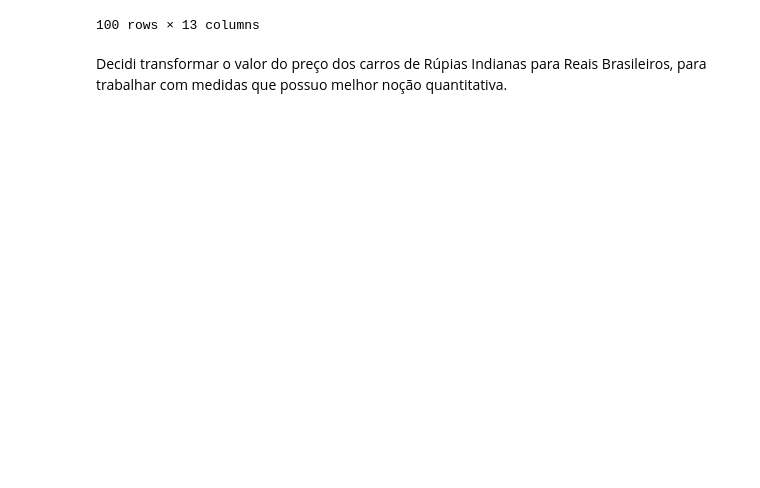
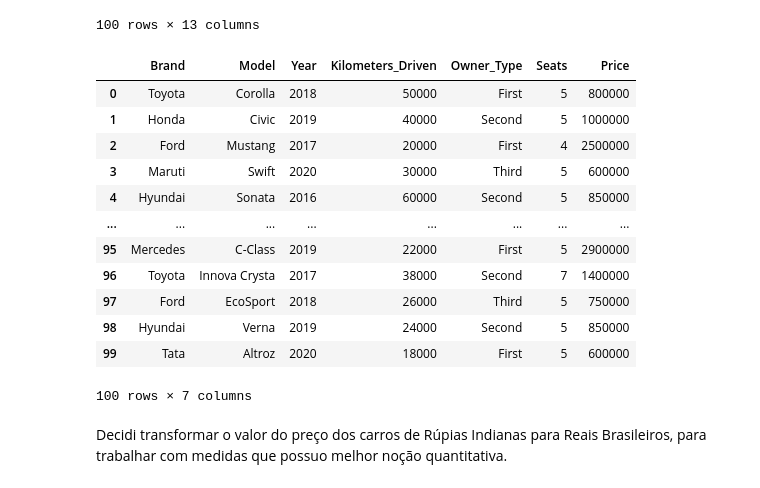
Before and after one commit to FernandoGiardini/CarSellPricePrediction, a Jupyter notebook: Prediction.ipynb, the cells around one changed output. Drawn from its saved outputs; the diff is of its cells as text; code cells hidden in the pictures; blank space fills up the shorter version.

```diff
--- a/Prediction.ipynb
+++ b/Prediction.ipynb
@@ -28,6 +28,24 @@ base_carros
 | 98 | 99 | Hyundai | Verna | 2019 | 24000 | Petrol | Automatic | Second | 17 | ... |
 | 99 | 100 | Tata | Altroz | 2020 | 18000 | Petrol | Manual | First | 20 | ... |
 100 rows × 13 columns
+# %%
+base_carros = base_carros[['Brand','Model','Year','Kilometers_Driven','Owner_Type','Seats','Price']]
+base_carros
+#Reduzindo base de dados para ter somente os dados relevantes.
+# %% [output]
+|  | Brand | Model | Year | Kilometers_Driven | Owner_Type | Seats | Price |
+| 0 | Toyota | Corolla | 2018 | 50000 | First | 5 | 800000 |
+| 1 | Honda | Civic | 2019 | 40000 | Second | 5 | 1000000 |
+| 2 | Ford | Mustang | 2017 | 20000 | First | 4 | 2500000 |
+| 3 | Maruti | Swift | 2020 | 30000 | Third | 5 | 600000 |
+| 4 | Hyundai | Sonata | 2016 | 60000 | Second | 5 | 850000 |
+| ... | ... | ... | ... | ... | ... | ... | ... |
+| 95 | Mercedes | C-Class | 2019 | 22000 | First | 5 | 2900000 |
+| 96 | Toyota | Innova Crysta | 2017 | 38000 | Second | 7 | 1400000 |
+| 97 | Ford | EcoSport | 2018 | 26000 | Third | 5 | 750000 |
+| 98 | Hyundai | Verna | 2019 | 24000 | Second | 5 | 850000 |
+| 99 | Tata | Altroz | 2020 | 18000 | First | 5 | 600000 |
+100 rows × 7 columns
 # %% [markdown]
 Decidi transformar o valor do preço dos carros de Rúpias Indianas para Reais Brasileiros, para trabalhar com medidas que possuo melhor noção quantitativa.
 # %%
```
Also changed, not shown: parts of 39 cells of this notebook, 2 other files.
